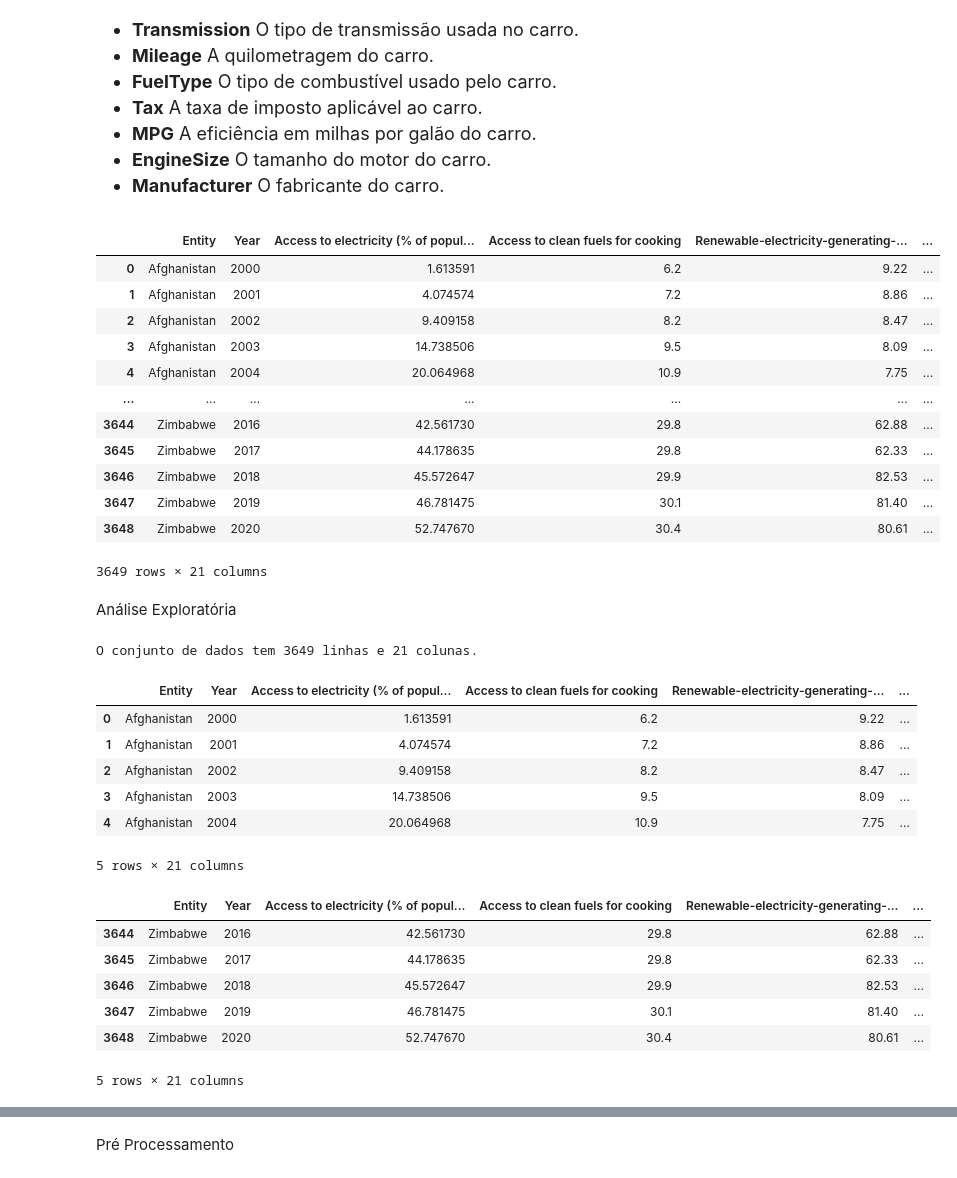
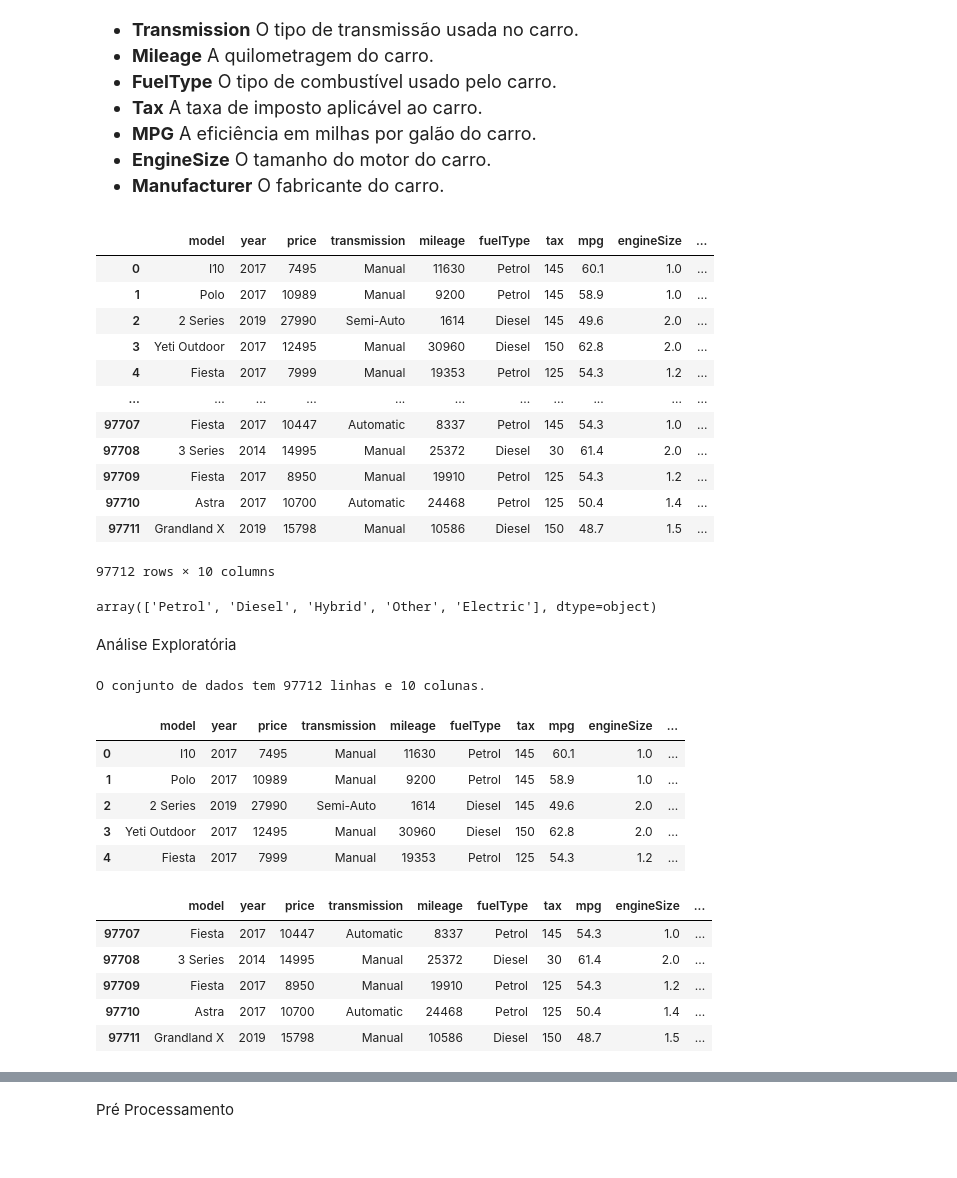
Before and after one commit to Santlago/FIAP, a Jupyter notebook: 2ANO/IOT/ex1cp1/classification/classification_model.ipynb, the cells around one changed output, grey strips where cells are left out. Cells and saved outputs as stored; diff of their text form; code cells hidden in the pictures.

```diff
--- a/2ANO/IOT/ex1cp1/classification/classification_model.ipynb
+++ b/2ANO/IOT/ex1cp1/classification/classification_model.ipynb
@@ -77,22 +79,26 @@ Uma coleção de mais de 90.000 carros usados, abrangendo desde o ano de 1970 at
 </ul>
 # %%
 # Criar um Pandas Data Frame a partir do arquivo de dados csv
-dados = pd.read_csv('/content/global-data-on-sustainable-energy (1).csv')
+dados = pd.read_csv('/content/CarsData.csv')
 dados
 # %% [output]
-|  | Entity | Year | Access to electricity (% of popul... | Access to clean fuels for cooking | Renewable-electricity-generating-... | ... |
-| 0 | Afghanistan | 2000 | 1.613591 | 6.2 | 9.22 | ... |
-| 1 | Afghanistan | 2001 | 4.074574 | 7.2 | 8.86 | ... |
-| 2 | Afghanistan | 2002 | 9.409158 | 8.2 | 8.47 | ... |
-| 3 | Afghanistan | 2003 | 14.738506 | 9.5 | 8.09 | ... |
-| 4 | Afghanistan | 2004 | 20.064968 | 10.9 | 7.75 | ... |
-| ... | ... | ... | ... | ... | ... | ... |
-| 3644 | Zimbabwe | 2016 | 42.561730 | 29.8 | 62.88 | ... |
-| 3645 | Zimbabwe | 2017 | 44.178635 | 29.8 | 62.33 | ... |
-| 3646 | Zimbabwe | 2018 | 45.572647 | 29.9 | 82.53 | ... |
-| 3647 | Zimbabwe | 2019 | 46.781475 | 30.1 | 81.40 | ... |
-| 3648 | Zimbabwe | 2020 | 52.747670 | 30.4 | 80.61 | ... |
+|  | model | year | price | transmission | mileage | fuelType | tax | mpg | engineSize | ... |
+| 0 | I10 | 2017 | 7495 | Manual | 11630 | Petrol | 145 | 60.1 | 1.0 | ... |
+| 1 | Polo | 2017 | 10989 | Manual | 9200 | Petrol | 145 | 58.9 | 1.0 | ... |
+| 2 | 2 Series | 2019 | 27990 | Semi-Auto | 1614 | Diesel | 145 | 49.6 | 2.0 | ... |
+| 3 | Yeti Outdoor | 2017 | 12495 | Manual | 30960 | Diesel | 150 | 62.8 | 2.0 | ... |
+| 4 | Fiesta | 2017 | 7999 | Manual | 19353 | Petrol | 125 | 54.3 | 1.2 | ... |
+| ... | ... | ... | ... | ... | ... | ... | ... | ... | ... | ... |
+| 97707 | Fiesta | 2017 | 10447 | Automatic | 8337 | Petrol | 145 | 54.3 | 1.0 | ... |
+| 97708 | 3 Series | 2014 | 14995 | Manual | 25372 | Diesel | 30 | 61.4 | 2.0 | ... |
+| 97709 | Fiesta | 2017 | 8950 | Manual | 19910 | Petrol | 125 | 54.3 | 1.2 | ... |
+| 97710 | Astra | 2017 | 10700 | Automatic | 24468 | Petrol | 125 | 50.4 | 1.4 | ... |
+| 97711 | Grandland X | 2019 | 15798 | Manual | 10586 | Diesel | 150 | 48.7 | 1.5 | ... |
-3649 rows × 21 columns
+97712 rows × 10 columns
+# %%
+dados['fuelType'].unique()
+# %% [output]
+array(['Petrol', 'Diesel', 'Hybrid', 'Other', 'Electric'], dtype=object)
 # %% [markdown]
 Análise Exploratória
 # %%
@@ -101,29 +107,27 @@ dados.shape
 
 print(f'O conjunto de dados tem {dados.shape[0]} linhas e {dados.shape[1]} colunas.')
 # %% [output]
-O conjunto de dados tem 3649 linhas e 21 colunas.
+O conjunto de dados tem 97712 linhas e 10 colunas.
 # %%
 # Visualizar as primeiras linhas
 dados.head()
 # %% [output]
-|  | Entity | Year | Access to electricity (% of popul... | Access to clean fuels for cooking | Renewable-electricity-generating-... | ... |
-| 0 | Afghanistan | 2000 | 1.613591 | 6.2 | 9.22 | ... |
-| 1 | Afghanistan | 2001 | 4.074574 | 7.2 | 8.86 | ... |
-| 2 | Afghanistan | 2002 | 9.409158 | 8.2 | 8.47 | ... |
-| 3 | Afghanistan | 2003 | 14.738506 | 9.5 | 8.09 | ... |
-| 4 | Afghanistan | 2004 | 20.064968 | 10.9 | 7.75 | ... |
+|  | model | year | price | transmission | mileage | fuelType | tax | mpg | engineSize | ... |
+| 0 | I10 | 2017 | 7495 | Manual | 11630 | Petrol | 145 | 60.1 | 1.0 | ... |
+| 1 | Polo | 2017 | 10989 | Manual | 9200 | Petrol | 145 | 58.9 | 1.0 | ... |
+| 2 | 2 Series | 2019 | 27990 | Semi-Auto | 1614 | Diesel | 145 | 49.6 | 2.0 | ... |
+| 3 | Yeti Outdoor | 2017 | 12495 | Manual | 30960 | Diesel | 150 | 62.8 | 2.0 | ... |
+| 4 | Fiesta | 2017 | 7999 | Manual | 19353 | Petrol | 125 | 54.3 | 1.2 | ... |
-5 rows × 21 columns
 # %%
 # Visualizar as últimas linhas
 dados.tail()
 # %% [output]
-|  | Entity | Year | Access to electricity (% of popul... | Access to clean fuels for cooking | Renewable-electricity-generating-... | ... |
-| 3644 | Zimbabwe | 2016 | 42.561730 | 29.8 | 62.88 | ... |
-| 3645 | Zimbabwe | 2017 | 44.178635 | 29.8 | 62.33 | ... |
-| 3646 | Zimbabwe | 2018 | 45.572647 | 29.9 | 82.53 | ... |
-| 3647 | Zimbabwe | 2019 | 46.781475 | 30.1 | 81.40 | ... |
-| 3648 | Zimbabwe | 2020 | 52.747670 | 30.4 | 80.61 | ... |
+|  | model | year | price | transmission | mileage | fuelType | tax | mpg | engineSize | ... |
+| 97707 | Fiesta | 2017 | 10447 | Automatic | 8337 | Petrol | 145 | 54.3 | 1.0 | ... |
+| 97708 | 3 Series | 2014 | 14995 | Manual | 25372 | Diesel | 30 | 61.4 | 2.0 | ... |
+| 97709 | Fiesta | 2017 | 8950 | Manual | 19910 | Petrol | 125 | 54.3 | 1.2 | ... |
+| 97710 | Astra | 2017 | 10700 | Automatic | 24468 | Petrol | 125 | 50.4 | 1.4 | ... |
+| 97711 | Grandland X | 2019 | 15798 | Manual | 10586 | Diesel | 150 | 48.7 | 1.5 | ... |
-5 rows × 21 columns
 # %%
 # Nomes das colunas
 dados.columns
```
Also changed, not shown: parts of 36 cells of this notebook.
